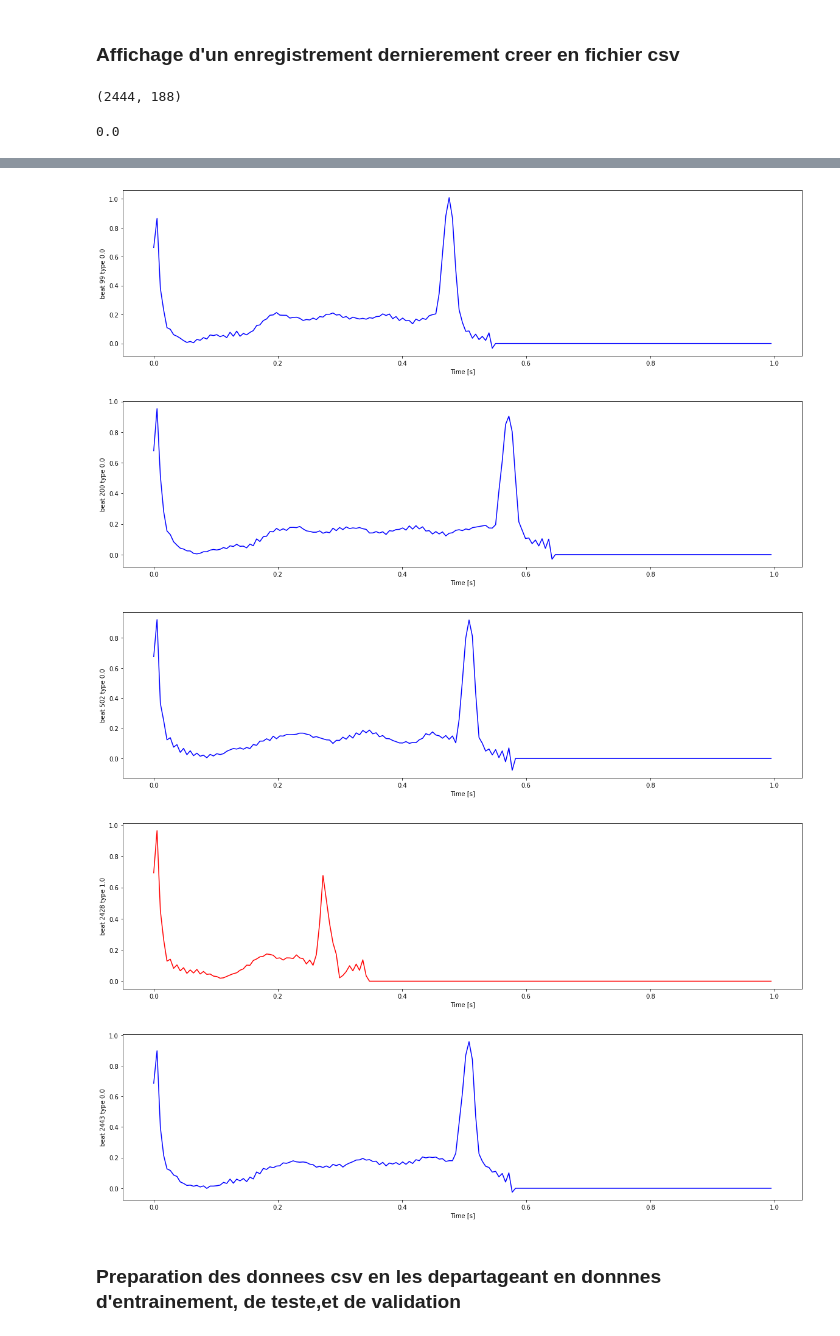
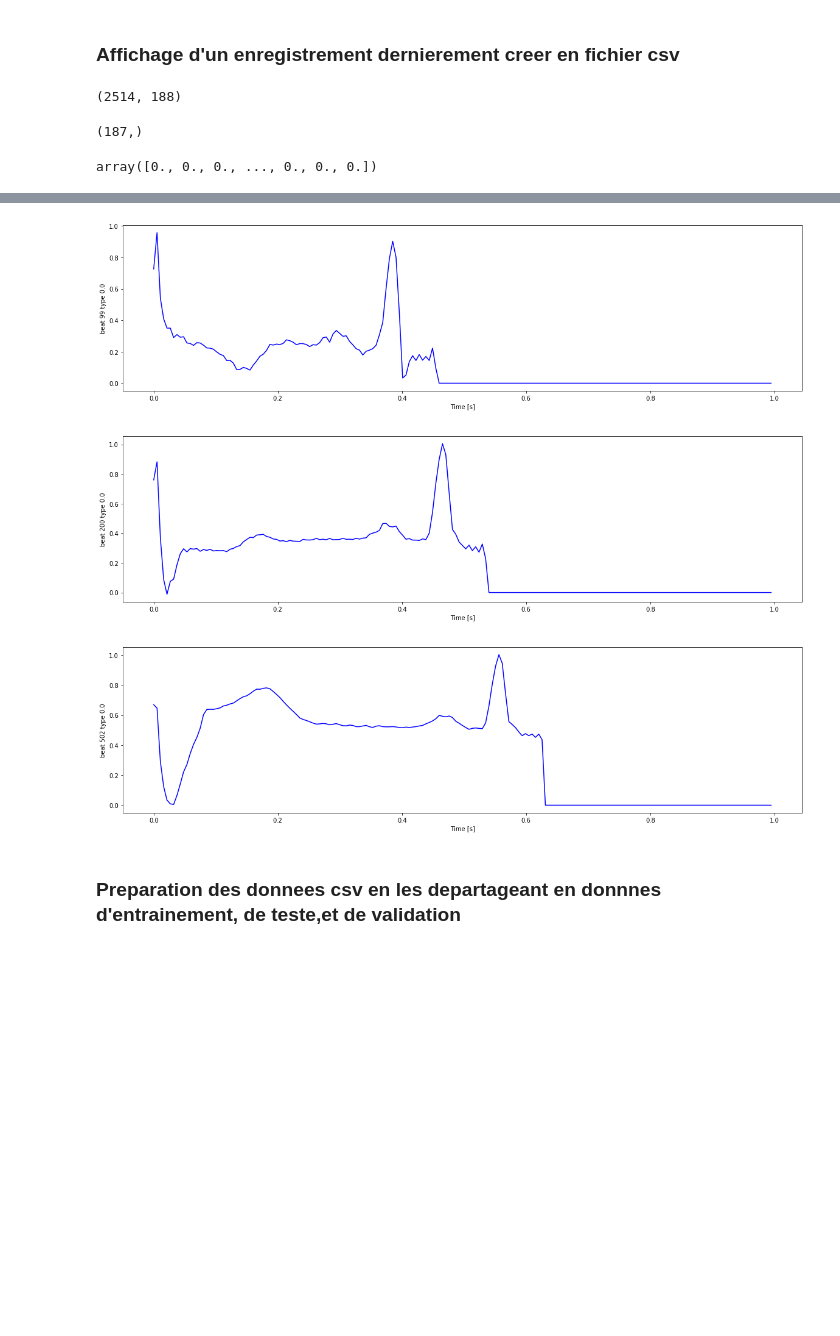
Before and after one commit to kairemor/arrythmia-classification, a Jupyter notebook: Arrhythmia Beat Classification.ipynb, the cells around one changed output, grey strips where cells are left out. Drawn from its saved outputs; the diff is of its cells as text; code cells hidden in the pictures; blank space fills up the shorter version.

```diff
--- a/Arrhythmia Beat Classification.ipynb
+++ b/Arrhythmia Beat Classification.ipynb
@@ -23,7 +23,7 @@ from matplotlib import pyplot as plt
 # %% [markdown]
     Choisir le fichier a lire et a afficher dans un graphique
 # %%
-FILE=1                # Il  y'a 48 fichier au total donc choisir entre 0 et 47 comme c'est dans une liste.
+FILE=13               # Il  y'a 48 fichier au total donc choisir entre 0 et 47 comme c'est dans une liste.
 CHANNEL=0             # Il y a deux canaux
 SAMPLE_START=114000   # Début de l'échantillon dans le fichier
 SAMPLE_SIZE=4000      # Nombre de lectures (360 par seconde)
@@ -248,16 +269,18 @@ for path in records:
 # %% [markdown]
 ###  Affichage d'un enregistrement dernierement creer en fichier csv
 # %%
-data = np.loadtxt('data_ecg/210_MLII.csv', delimiter=',')
+data = np.loadtxt('data_ecg/ML2/233_MLII.csv', delimiter=',')
 print(data.shape)
+data[0][:-1].shape
 # %% [output]
-(2444, 188)
+(2514, 188)
+(187,)
-# %%
-data[2][187]
-# %% [output]
-0.0
+# %%
+data[:,-1]
+# %% [output]
+array([0., 0., 0., ..., 0., 0., 0.])
 # %%
-for beatid in [0,1,2,3,99,200,502,2428,2443]:
+for beatid in [0,1,2,3,99,200,502]:
     times = np.arange(187, dtype = 'float') / 187
     beat = data[beatid][:-1]
     anno = data[beatid][-1]
@@ -277,8 +300,6 @@ for beatid in [0,1,2,3,99,200,502,2428,2443]:
-[figure, old version]
+[figure, new version]
-[figure, old version]
+[figure, new version]
-[figure, old version]
+[figure, new version]
-[figure, removed]
-[figure, removed]
 # %% [markdown]
 ### Preparation des donnees csv en les departageant en donnnes d'entrainement, de teste,et de validation
 # %%
```
Also changed, not shown: parts of 47 cells of this notebook.
